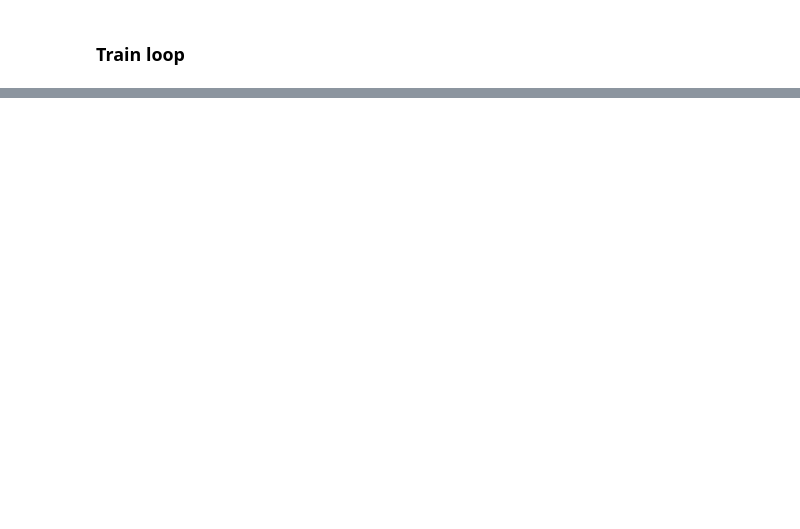
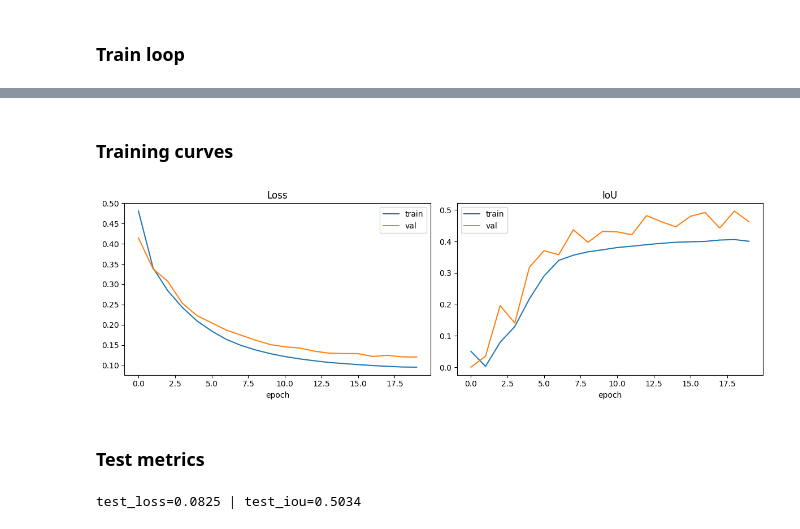
Before and after one commit to Lijnx/AIlabs, a Jupyter notebook: Lab2/lab2.ipynb, the cells around one changed output, grey strips where cells are left out. Cells and saved outputs as stored; diff of their text form; code cells hidden in the pictures; blank space fills up the shorter version.

```diff
--- a/Lab2/lab2.ipynb
+++ b/Lab2/lab2.ipynb
@@ -78,13 +142,15 @@ from utils import update_iou_stats
 
 LEARNING_RATE = 1e-4
 DEVICE = "cuda" if torch.cuda.is_available() else "cpu"
-BATCH_SIZE = 16
-NUM_EPOCHS = 3
+BATCH_SIZE = 8
+NUM_EPOCHS = 20
 NUM_WORKERS = 4
-IMAGE_HEIGHT = 572 # originally: 1500px
-IMAGE_WIDTH = 572 # originally: 1500px
+IMAGE_HEIGHT = 512 # originally: 1500px
+IMAGE_WIDTH = 512 # originally: 1500px
 PIN_MEMORY = True
 LOAD_MODEL = False
+
+CHECKPOINT_PATH = "best_unet.pth"
 TRAIN_IMG_DIR = "data/tiff/train/"
 TRAIN_MASK_DIR = "data/tiff/train_labels/"
 VAL_IMG_DIR = "data/tiff/val/"
@@ -121,8 +187,8 @@ def train_one_epoch(model, loader, optimizer, loss_fn, scaler):
         total_samples += batch_size
 
         intersection, union = update_iou_stats(logits, targets)
-        total_intersection += intersection
-        total_union += union
+        total_intersection += intersection.item()
+        total_union += union.item()
 
         # update tqdm loop
         loop.set_postfix(loss=loss.item())
@@ -151,13 +217,13 @@ def evaluate(model, loader, loss_fn):
         loss = loss_fn(logits, targets)
 
         batch_size = data.size(0)
-        total_loss += loss * batch_size
+        total_loss += loss.item() * batch_size
         total_samples += batch_size
 
         intersection, union = update_iou_stats(logits, targets)
 
-        total_intersection += intersection
-        total_union += union
+        total_intersection += intersection.item()
+        total_union += union.item()
 
     total_loss = total_loss / total_samples
     total_iou = total_intersection / (total_union + 1e-7)
@@ -237,0 +324,25 @@ for epoch in range(NUM_EPOCHS):
+# %% [markdown]
+### Training curves
+# %%
+fig, axes = plt.subplots(1, 2, figsize=(12, 4))
+axes[0].plot(history["train_loss"], label="train")
+axes[0].plot(history["val_loss"], label="val")
+axes[0].set_title("Loss")
+axes[0].set_xlabel("epoch")
+axes[0].legend()
+
+axes[1].plot(history["train_iou"], label="train")
+axes[1].plot(history["val_iou"], label="val")
+axes[1].set_title("IoU")
+axes[1].set_xlabel("epoch")
+axes[1].legend()
+plt.tight_layout()
+# %% [output]
+[figure, added]
+# %% [markdown]
+### Test metrics
+# %%
+test_loss, test_iou = evaluate(model, test_loader, loss_fn)
+print(f"test_loss={test_loss:.4f} | test_iou={test_iou:.4f}")
+# %% [output]
+test_loss=0.0825 | test_iou=0.5034
```
Also changed, not shown: parts of 8 cells of this notebook, 1 other file.
